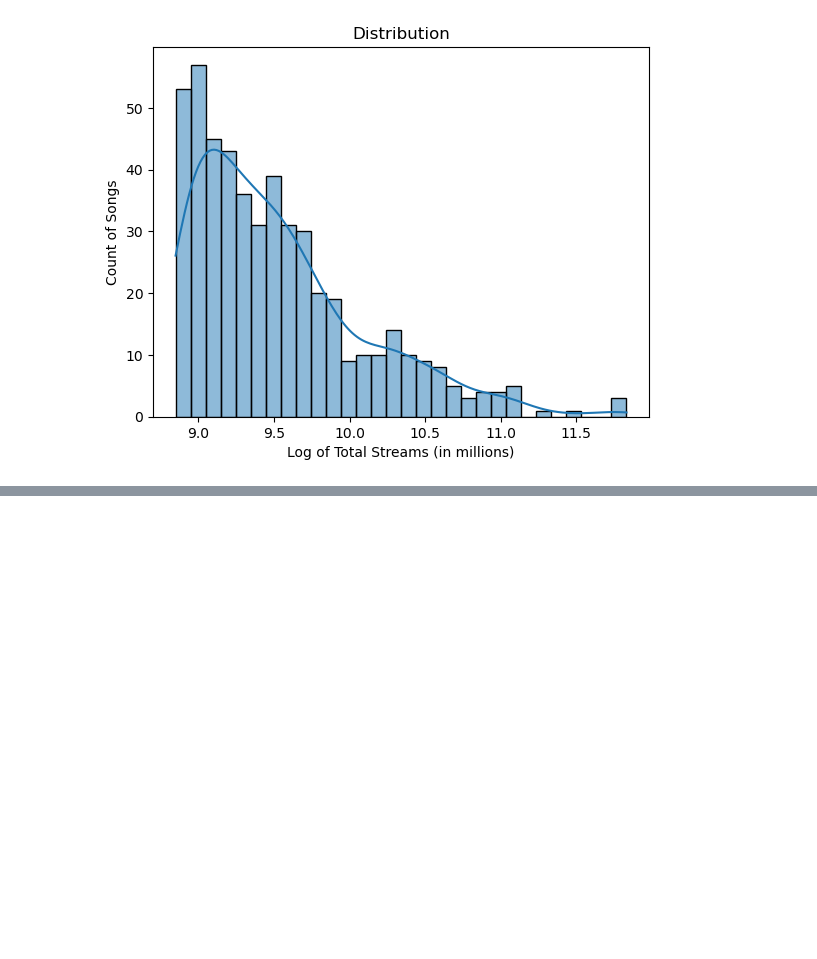
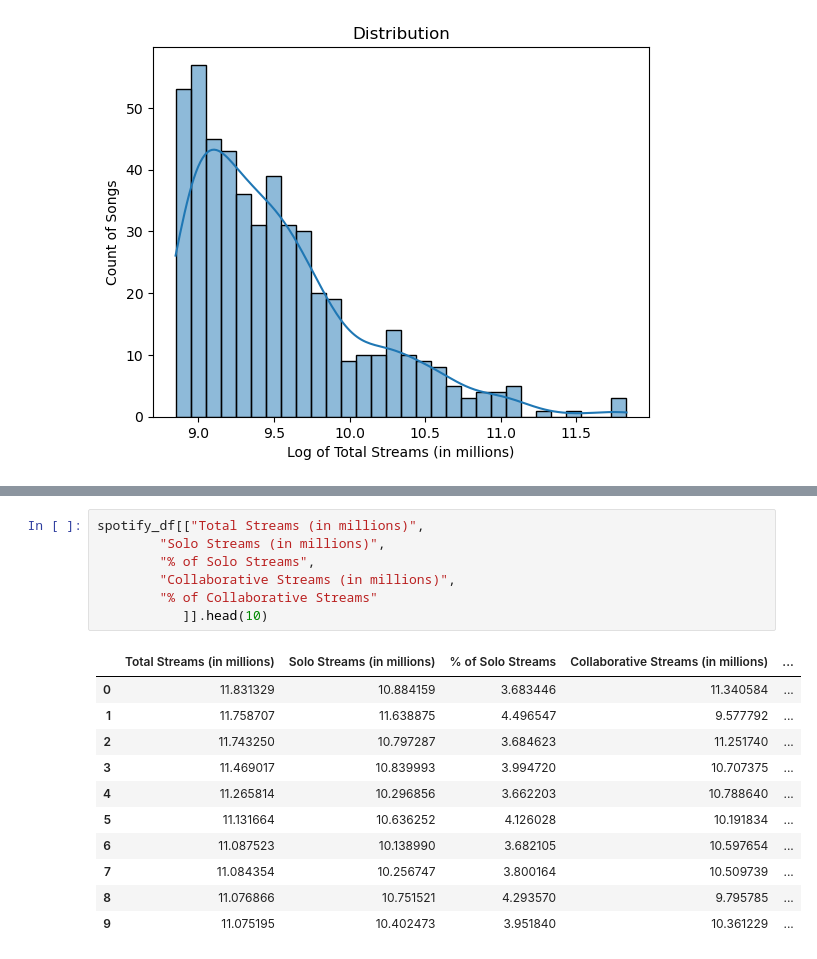
Before and after one commit to Kanjerih/spotify-most-streamed-artists, a Jupyter notebook: spotify-most-streamed-artists.ipynb, the cells around one changed output, grey strips where cells are left out. Saved outputs shown, nothing was run; the diff lists cells and outputs as text; blank space fills up the shorter version.

```diff
--- a/spotify-most-streamed-artists.ipynb
+++ b/spotify-most-streamed-artists.ipynb
@@ -180,0 +220,19 @@ Text(0, 0.5, 'Count of Songs')
+# %%
+spotify_df[["Total Streams (in millions)",
+        "Solo Streams (in millions)",
+        "% of Solo Streams",
+        "Collaborative Streams (in millions)",
+        "% of Collaborative Streams"
+           ]].head(10)
+# %% [output]
+|  | Total Streams (in millions) | Solo Streams (in millions) | % of Solo Streams | Collaborative Streams (in millions) | ... |
+| 0 | 11.831329 | 10.884159 | 3.683446 | 11.340584 | ... |
+| 1 | 11.758707 | 11.638875 | 4.496547 | 9.577792 | ... |
+| 2 | 11.743250 | 10.797287 | 3.684623 | 11.251740 | ... |
+| 3 | 11.469017 | 10.839993 | 3.994720 | 10.707375 | ... |
+| 4 | 11.265814 | 10.296856 | 3.662203 | 10.788640 | ... |
+| 5 | 11.131664 | 10.636252 | 4.126028 | 10.191834 | ... |
+| 6 | 11.087523 | 10.138990 | 3.682105 | 10.597654 | ... |
+| 7 | 11.084354 | 10.256747 | 3.800164 | 10.509739 | ... |
+| 8 | 11.076866 | 10.751521 | 4.293570 | 9.795785 | ... |
+| 9 | 11.075195 | 10.402473 | 3.951840 | 10.361229 | ... |
```
Also changed, not shown: parts of 4 cells of this notebook.
